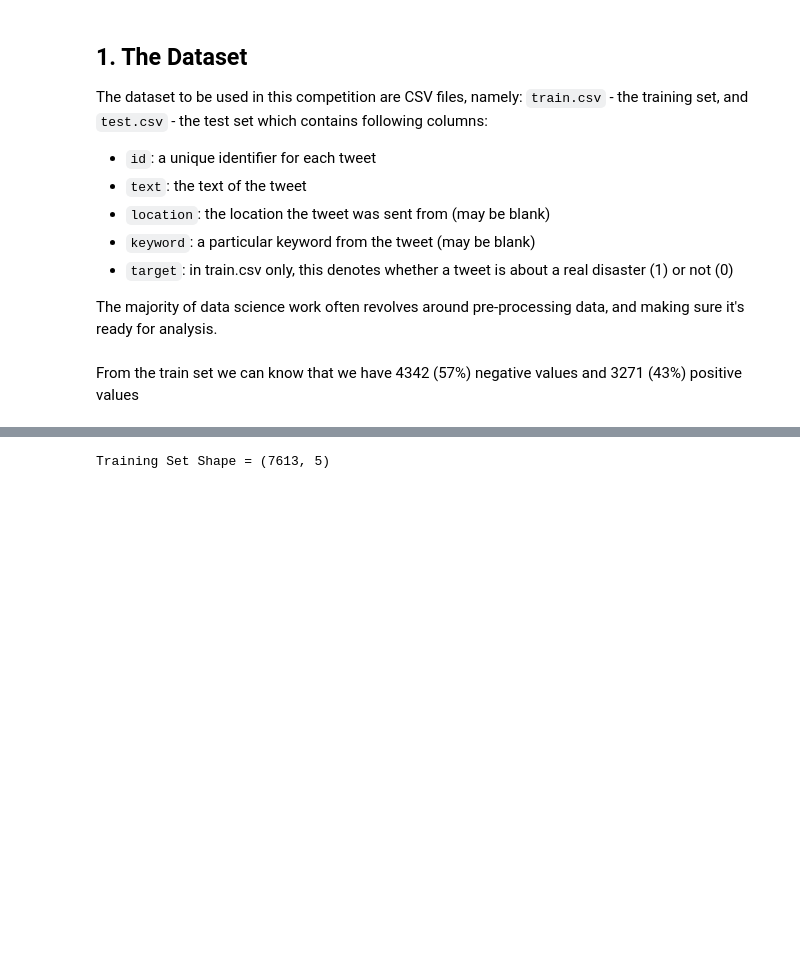
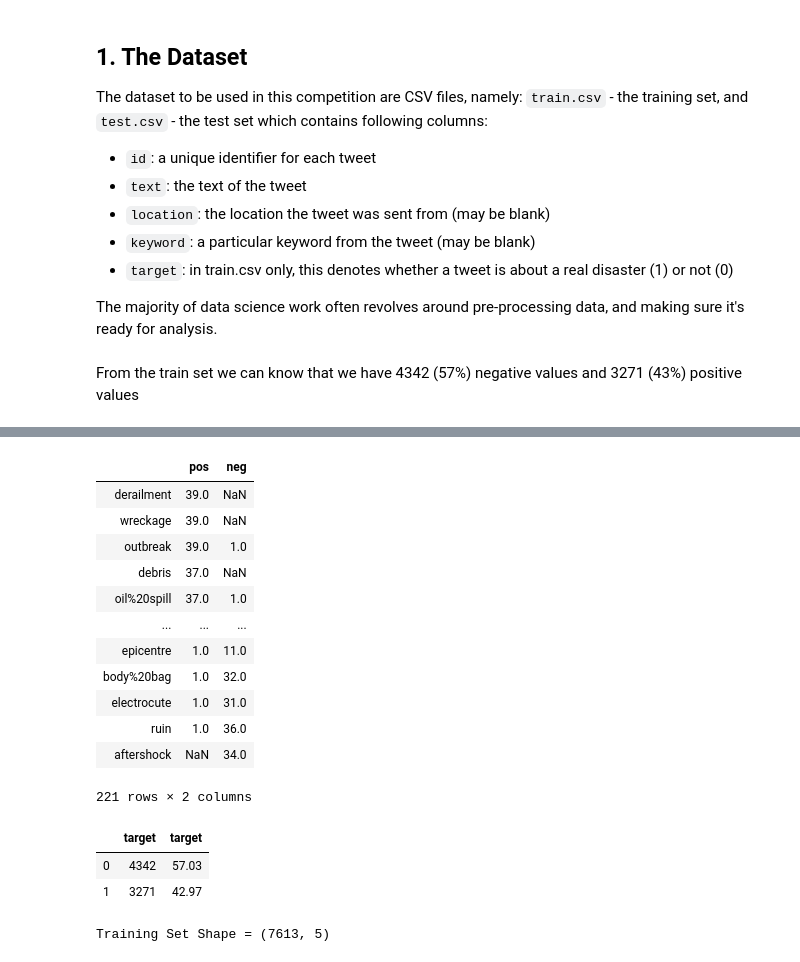
Before and after one commit to Santiagopc30/NLPTextClassification, a Jupyter notebook: Assignment1_draft.ipynb, the cells around one changed output, grey strips where cells are left out. Saved outputs shown, nothing was run; the diff lists cells and outputs as text; code cells hidden in the pictures; blank space fills up the shorter version.

```diff
--- a/Assignment1_draft.ipynb
+++ b/Assignment1_draft.ipynb
@@ -118,3 +108,30 @@ plt.show()
+# %%
+pos = train[train['target']==1]['keyword'].value_counts()
+neg = train[train['target']==0]['keyword'].value_counts()
+
+neg_pos = pd.concat([pos,neg], axis=1)
+neg_pos.columns = ["pos","neg"]
+neg_pos.sort_values(by=['pos'], ascending=False)
+# %% [output]
+|  | pos | neg |
+| derailment | 39.0 | NaN |
+| wreckage | 39.0 | NaN |
+| outbreak | 39.0 | 1.0 |
+| debris | 37.0 | NaN |
+| oil%20spill | 37.0 | 1.0 |
+| ... | ... | ... |
+| epicentre | 1.0 | 11.0 |
+| body%20bag | 1.0 | 32.0 |
+| electrocute | 1.0 | 31.0 |
+| ruin | 1.0 | 36.0 |
+| aftershock | NaN | 34.0 |
+221 rows × 2 columns
+# %%
+pd.concat([train["target"].value_counts(), (train["target"].value_counts() / train["target"].value_counts().sum() * 100).round(2)], axis=1)
+# %% [output]
+|  | target | target |
+| 0 | 4342 | 57.03 |
+| 1 | 3271 | 42.97 |
 # %%
 print('Training Set Shape = {}'.format(train.shape))
 # %% [output]
```
Also changed, not shown: parts of 2 cells of this notebook.
